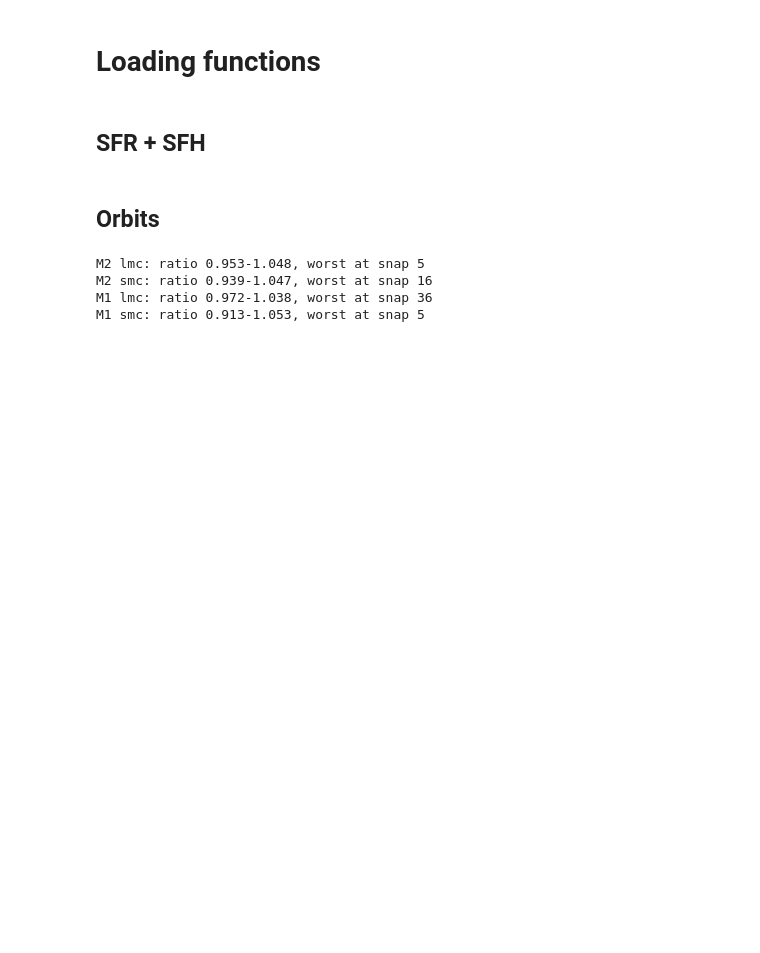
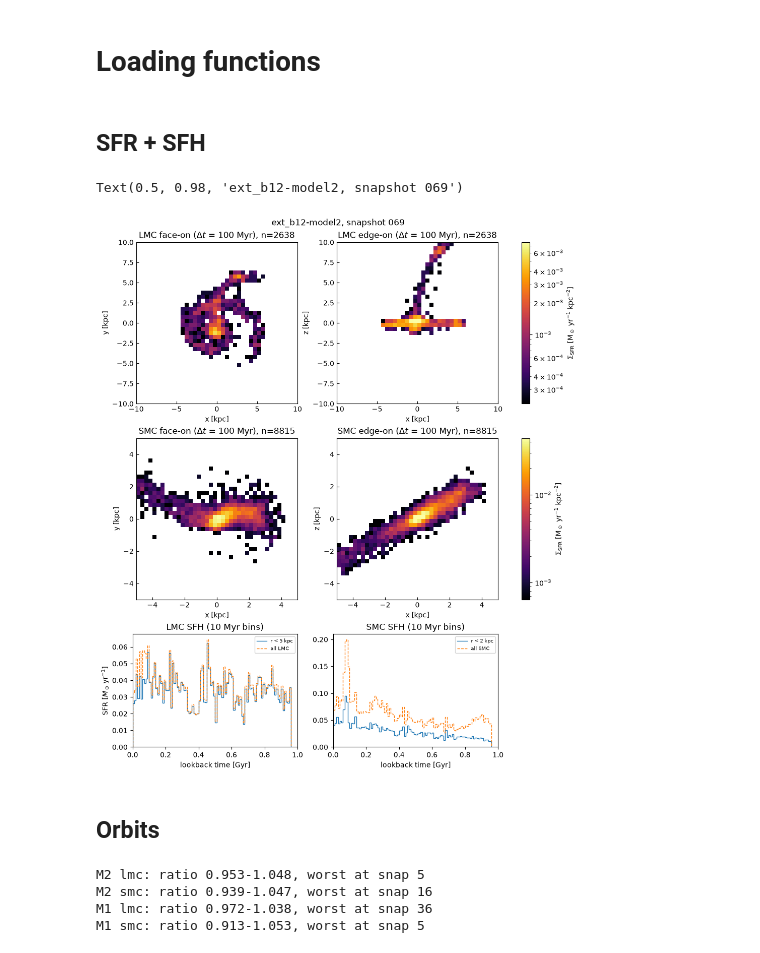
Before and after one commit to ZevVladimir/lmcsmcmw, a Jupyter notebook: notebooks/b12_SF_review.ipynb, the cells around one changed output. Drawn from its saved outputs; the diff is of its cells as text; code cells hidden in the pictures; blank space fills up the shorter version.

```diff
--- a/notebooks/b12_SF_review.ipynb
+++ b/notebooks/b12_SF_review.ipynb
@@ -48,27 +48,30 @@ GAL = {"lmc": {"r_max": LMC_R_MAX, "extent": 10.0},
 # %%
 fig, axd = plt.subplot_mosaic("AB;CD;EF", figsize=(9.5, 11), constrained_layout=True,
                               gridspec_kw={"height_ratios": [1, 1, 0.7]})
 
 # Rows 1-2 are the SFR maps
 for galaxy, (kf, ke) in (("lmc", "AB"), ("smc", "CD")):
     maps = load_maps(galaxy)
     norm = shared_norm(maps, percentiles=(1, 99.5), min_counts=3)
     for k, m, view in ((kf, maps[0], "face-on"), (ke, maps[1], "edge-on")):
         im = show_map(m, axd[k], norm=norm, min_counts=3, cmap="inferno", cbar=False)
         axd[k].set_title(f"{galaxy.upper()} {view} ($\\Delta t$ = {MAP_DT*1e3:.0f} Myr), n={m.meta['n_young']}")
-    fig.colorbar(im, ax=[axd[kf], axd[ke]], label=r"%\Sigma_{\rm SFR}$ [M_$\odot$ yr$^{-1}$ kpc$^{-2}$]")
+    fig.colorbar(im, ax=[axd[kf], axd[ke]], label=r"$\Sigma_{\rm SFR}$ [M$_\odot$ yr$^{-1}$ kpc$^{-2}$]")
 
 # Row3 is the SFH
 for galaxy, k in (("lmc", "E"), ("smc", "F")):
     r_max = GAL[galaxy]["r_max"]
     _, t_now, edges, rate, rate_all = load_sfh(galaxy, r_max=r_max)
     lb = (t_now - edges)[::-1] # reversed and stairs get increasing lookback from 0 = present day
     axd[k].stairs(rate[::-1], lb, label=f"r < {r_max:g} kpc")
     axd[k].stairs(rate_all[::-1], lb, ls="--", label=f"all {galaxy.upper()}")
     axd[k].set(xlabel="lookback time [Gyr]", xlim=(0, 1), title=f"{galaxy.upper()} SFH ({DT*1e3:.0f} Myr bins)")
     axd[k].legend(fontsize=7)
 axd["E"].set_ylabel(r"SFR [$M_\odot\,\mathrm{yr}^{-1}$]")
 fig.suptitle(f"{DATASET}, snapshot {b12.SNAP_PRESENT_DAY:03d}")
+# %% [output]
+Text(0.5, 0.98, 'ext_b12-model2, snapshot 069')
+[figure, added]
 # %% [markdown]
 ## Orbits
 # %%
```
Also changed, not shown: parts of 1 cell of this notebook.
